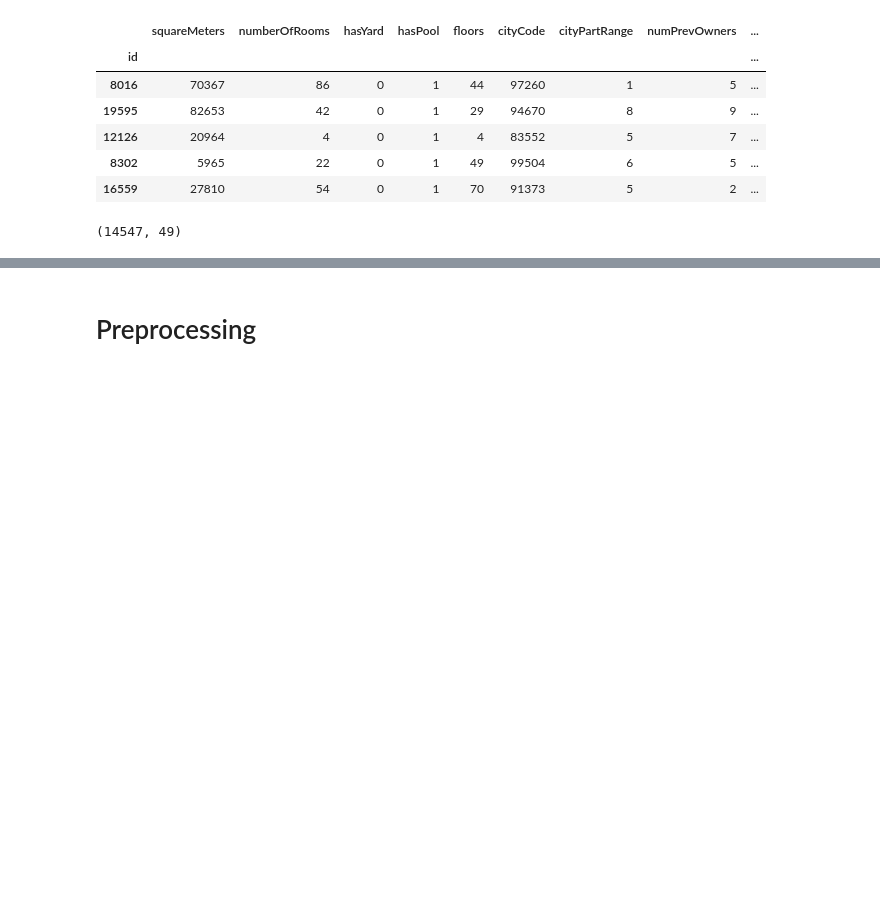
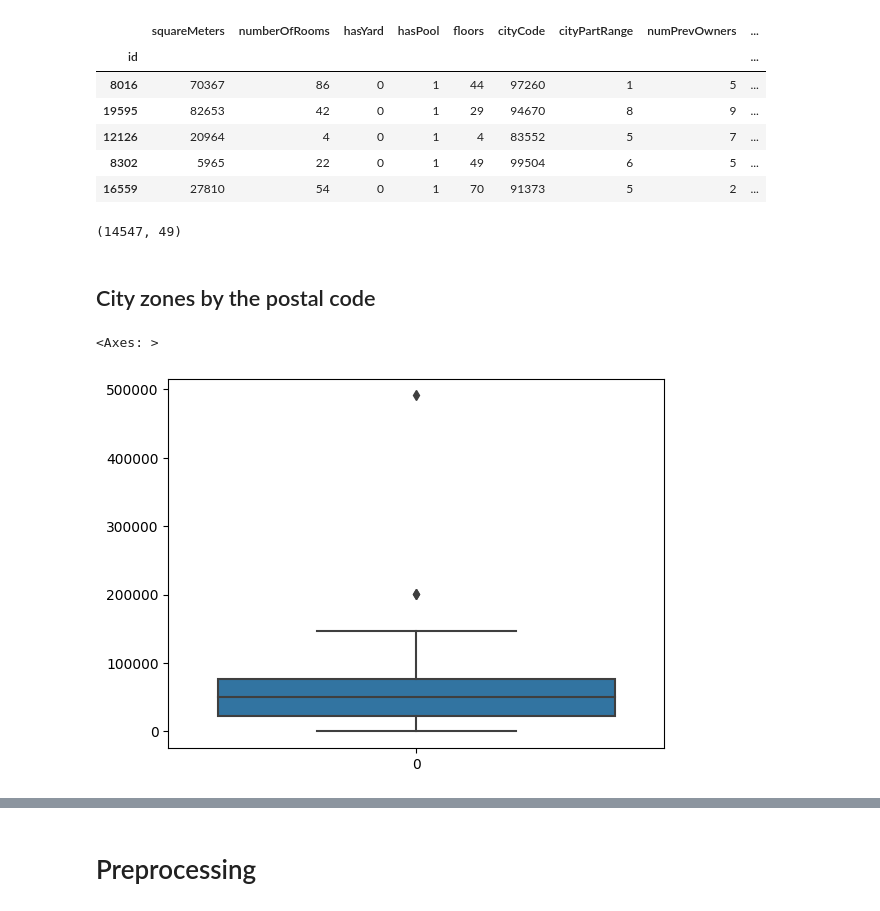
Before and after one commit to PashaIanko/Kaggle.ParisHousingPrices, a Jupyter notebook: 0_baseline_training.ipynb, the cells around one changed output, grey strips where cells are left out. Saved outputs shown, nothing was run; the diff lists cells and outputs as text; code cells hidden in the pictures; blank space fills up the shorter version.

```diff
--- a/0_baseline_training.ipynb
+++ b/0_baseline_training.ipynb
@@ -467,3 +467,12 @@ for key, val in Xs.items():
 Xs['train'].shape
 # %% [output]
 (14547, 49)
+# %% [markdown]
+## City zones by the postal code
+# %%
+import seaborn as sns
+
+sns.boxplot(Xs['train']['cityCode'])
+# %% [output]
+<Axes: >
+[figure, added]
```
Also changed, not shown: parts of 3 cells of this notebook.
